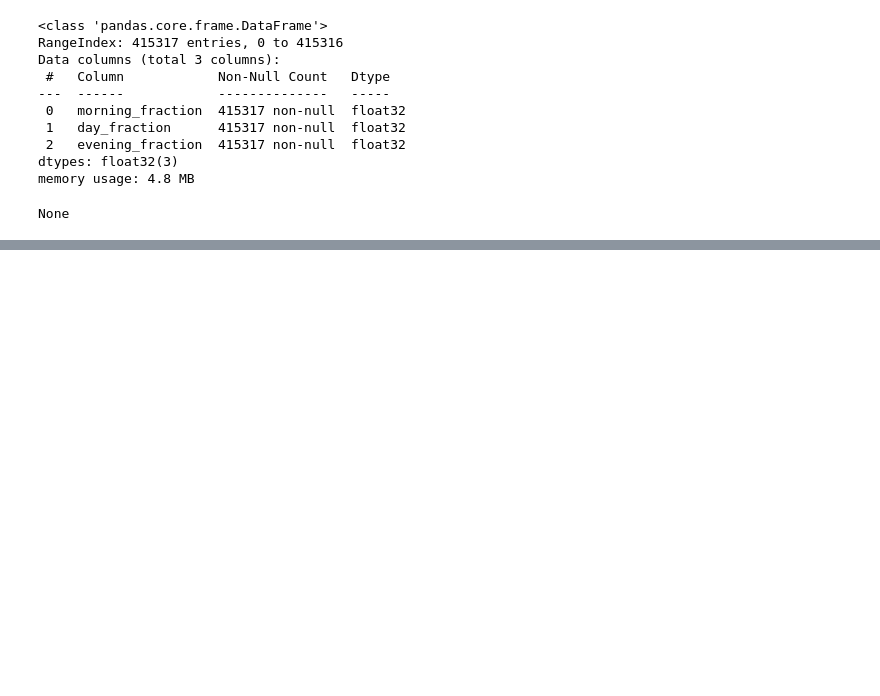
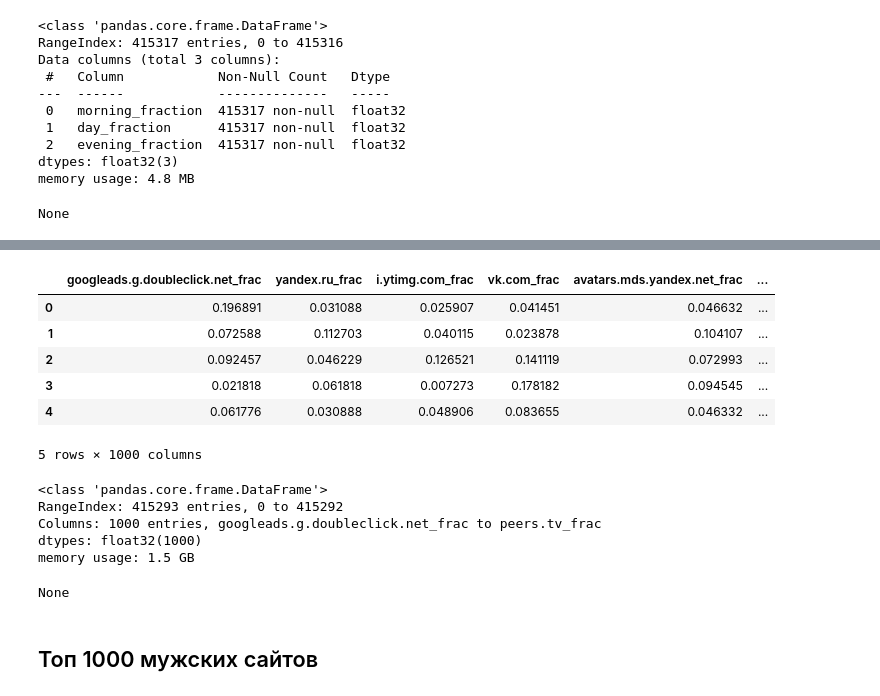
Before and after one commit to koshkidadanet/MTS-ML-CUP, a Jupyter notebook: feature_eng.ipynb, the cells around one changed output, grey strips where cells are left out. Saved outputs shown, nothing was run; the diff lists cells and outputs as text; code cells hidden in the pictures; blank space fills up the shorter version.

Commit message:
top_1000_popular_urls_frac

```diff
--- a/feature_eng.ipynb
+++ b/feature_eng.ipynb
@@ -992,0 +1083,8 @@ del frac_df
+# %%
+#сохраняем данные о сумме перед удалением строк
+data_sum = data.groupby('user_id')['request_cnt'].sum().reset_index()
+data_sum['user_id'] = data_sum['user_id'].astype('int32')
+data_sum['request_cnt'] = data_sum['request_cnt'].astype('int32')
+data_sum = data_sum.rename(columns={'request_cnt':'request_cnt_sum'})
+display(data_sum.head())
+display(data_sum.info())
@@ -992,0 +1108,12 @@ del frac_df
+# %%
+#оставляем топ 1000
+exists_columns = np.load('exists_columns.npy',allow_pickle=True)
+data = data.loc[data['url_host'].isin(exists_columns)]
+display(df.info())
+# %%
+df = data.groupby(['user_id','url_host'],group_keys=False)['request_cnt'].sum().reset_index()
+del data
+df = df.merge(data_sum[['request_cnt_sum','user_id']], on = 'user_id', how = 'inner')
+del data_sum
+display(df.head())
+display(df.info())
@@ -992,0 +1139,32 @@ del frac_df
+# %%
+frac_df = pd.DataFrame()
+frac_df['user_id'] = df['user_id'].drop_duplicates().reset_index(drop=True)
+for column in exists_columns:
+    frac_df[f'{column}_frac'] = (df.loc[df['url_host']==column,'request_cnt'] / df.loc[df['url_host']==column,'request_cnt_sum']).reset_index(drop=True)
+    frac_df[f'{column}_frac'] = frac_df[f'{column}_frac'].astype('float32')
+display(frac_df.head())
+display(frac_df.info())
+# %%
+frac_df = frac_df.drop('user_id',axis=1)
+display(frac_df.head())
+display(frac_df.info())
+
+frac_df.to_parquet('..\\full_data\\figma_plan\\top_1000_urls_fraction.parquet', index=False)
+del df
+del frac_df
+# %% [output]
+|  | googleads.g.doubleclick.net_frac | yandex.ru_frac | i.ytimg.com_frac | vk.com_frac | avatars.mds.yandex.net_frac | ... |
+| 0 | 0.196891 | 0.031088 | 0.025907 | 0.041451 | 0.046632 | ... |
+| 1 | 0.072588 | 0.112703 | 0.040115 | 0.023878 | 0.104107 | ... |
+| 2 | 0.092457 | 0.046229 | 0.126521 | 0.141119 | 0.072993 | ... |
+| 3 | 0.021818 | 0.061818 | 0.007273 | 0.178182 | 0.094545 | ... |
+| 4 | 0.061776 | 0.030888 | 0.048906 | 0.083655 | 0.046332 | ... |
+5 rows × 1000 columns
+<class 'pandas.core.frame.DataFrame'>
+RangeIndex: 415293 entries, 0 to 415292
+Columns: 1000 entries, googleads.g.doubleclick.net_frac to peers.tv_frac
+dtypes: float32(1000)
+memory usage: 1.5 GB
+None
+# %% [markdown]
+## Топ 1000 мужских сайтов
```
Also changed, not shown: parts of 7 cells of this notebook, 3 other files.
